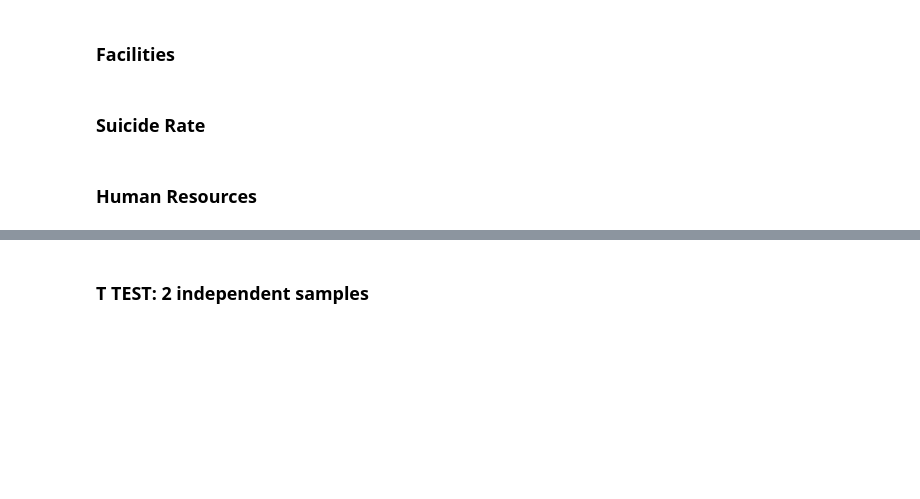
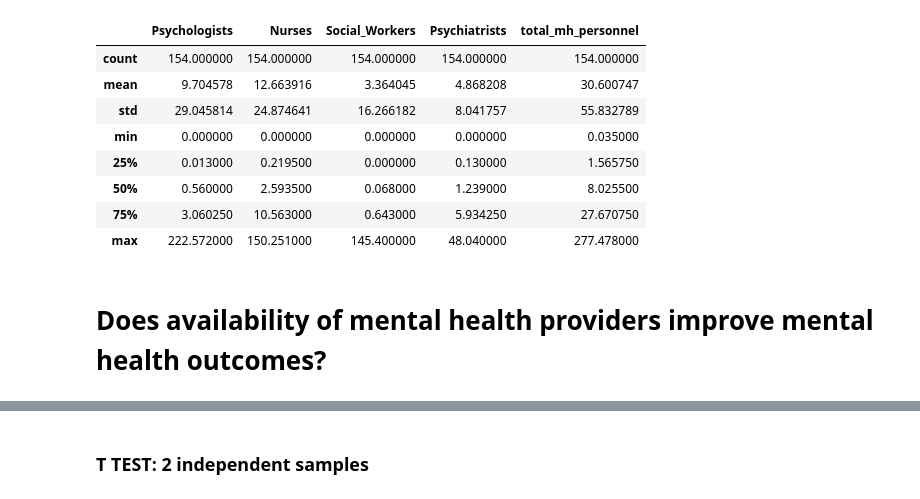
Before and after one commit to Dr-Salcedo/world_health_organization_mental_health_resource_study, a Jupyter notebook: notebooks/ke_ps_world_health_organization_mental_health_resource_study-final.ipynb, the cells around one changed output, grey strips where cells are left out. Cells and saved outputs as stored; diff of their text form; code cells hidden in the pictures; blank space fills up the shorter version.

```diff
--- a/notebooks/ke_ps_world_health_organization_mental_health_resource_study-final.ipynb
+++ b/notebooks/ke_ps_world_health_organization_mental_health_resource_study-final.ipynb
@@ -9 +40,27 @@ c=conn.cursor()
+# %%
+# Finding out the mean values of the columns in the human_resources table so we can fill in nulls
+
+df_with_nulls = pd.read_sql_query("""SELECT
+                          Country,
+                          CAST([Psychologists working in mental health sector (per 100 000 population)] AS float) AS Psychologists,
+                          CAST([Nurses working in mental health sector (per 100 000 population)] AS float) AS Nurses,
+                          CAST([Social workers working in mental health sector (per 100 000 population)] AS float) AS Social_Workers,
+                          CAST([Psychiatrists working in mental health sector (per 100 000 population)] AS float) AS Psychiatrists,
+                          CAST([Psychiatrists working in mental health sector (per 100 000 population)] AS float)
+                          + CAST([Nurses working in mental health sector (per 100 000 population)] AS float)
+                          + CAST([Social workers working in mental health sector (per 100 000 population)] AS float)
+                          + CAST([Psychologists working in mental health sector (per 100 000 population)] AS float) as total_mh_personnel
+                          FROM human_resources;""", con=conn)
+
+df_with_nulls.describe()
+# %% [output]
+|  | Psychologists | Nurses | Social_Workers | Psychiatrists | total_mh_personnel |
+| count | 154.000000 | 154.000000 | 154.000000 | 154.000000 | 154.000000 |
+| mean | 9.704578 | 12.663916 | 3.364045 | 4.868208 | 30.600747 |
+| std | 29.045814 | 24.874641 | 16.266182 | 8.041757 | 55.832789 |
+| min | 0.000000 | 0.000000 | 0.000000 | 0.000000 | 0.035000 |
+| 25% | 0.013000 | 0.219500 | 0.000000 | 0.130000 | 1.565750 |
+| 50% | 0.560000 | 2.593500 | 0.068000 | 1.239000 | 8.025500 |
+| 75% | 3.060250 | 10.563000 | 0.643000 | 5.934250 | 27.670750 |
+| max | 222.572000 | 150.251000 | 145.400000 | 48.040000 | 277.478000 |
 # %%
@@ -123,9 +175,5 @@ df_suicide_rate_female_below["15-29  years"]=pd.to_numeric(df_suicide_rate_femal
-# %% [markdown]
-### Facilities
-# %% [markdown]
-### Suicide Rate
-# %% [markdown]
-### Human Resources
+# %% [markdown]
+# Does availability of mental health providers improve mental health outcomes?
 # %% [markdown]
 ### Alternative Hypothesis 1:
 
```
Also changed, not shown: parts of 38 cells of this notebook.
